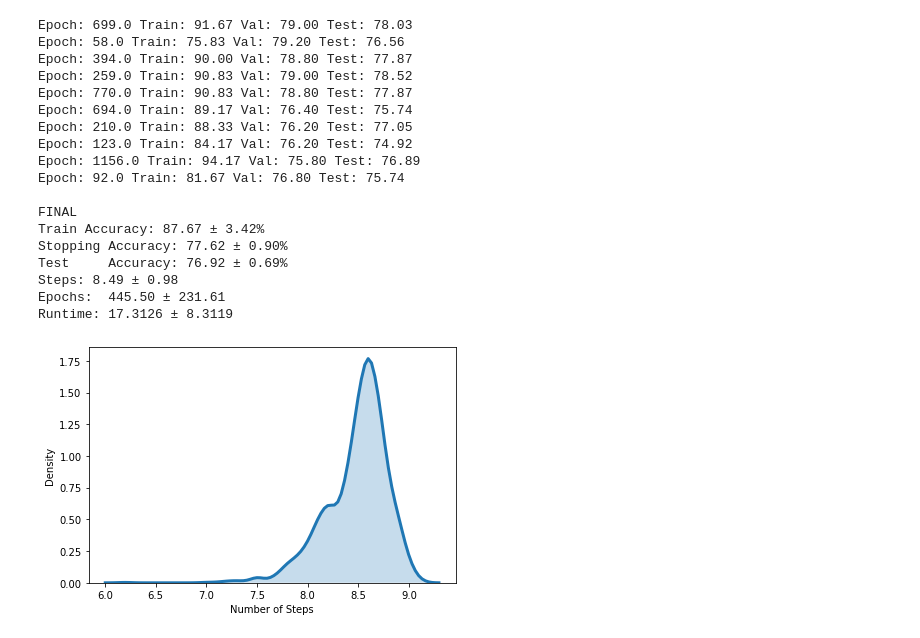
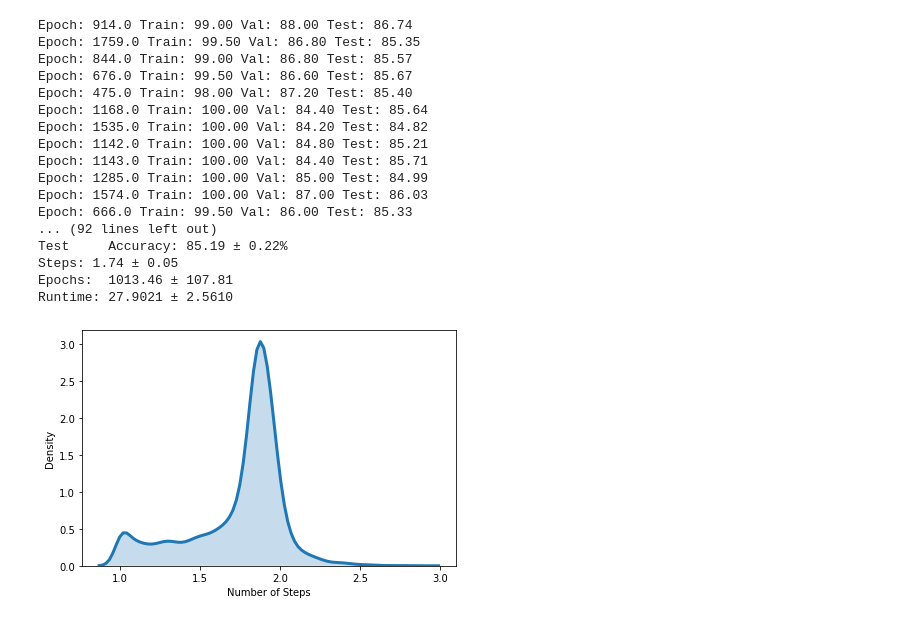
Before and after one commit to spindro/AP-GCN, a Jupyter notebook: AP-GCN_demo.ipynb, the cells around one changed output. Cells and saved outputs as stored; diff of their text form; code cells hidden in the pictures.

```diff
--- a/AP-GCN_demo.ipynb
+++ b/AP-GCN_demo.ipynb
@@ -185,8 +185,10 @@ device = 'cuda'
 
 if torch.cuda.is_available():
     torch.cuda.synchronize()
-
-config = {'dataset_name': 'citeseer',#'cora_ml' 'pubmed' 'ms_academic'
+#Datasets: 'citeseer', 'cora_ml' 'pubmed' 'ms_academic', 'amazon_electronics_computers', 'amazon_electronics_photo'
+#Num Developent: 1500,1500,1500,5000,1500,1500
+# weight_decay 0 for Amazon Datasets 8e-03 for the others
+config = {'dataset_name': 'amazon_electronics_computers',
           'test': True,
           'use_lcc': True,
           'num_development': 1500,
@@ -194,7 +196,7 @@ config = {'dataset_name': 'citeseer',#'cora_ml' 'pubmed' 'ms_academic'
           'hidden_units': 64,
           'lr': 0.01,
           'dropout': 0.5,
-          'weight_decay': 8e-03
+          'weight_decay': 0
          }
 
 dataset = get_dataset(
@@ -204,13 +206,13 @@ dataset = get_dataset(
 
 dataset.data = dataset.data.to(device)
 # %%
-model = APGCN(dataset,10,prop_penalty=0.002)
+model = APGCN(dataset,10, prop_penalty=0.05)
 
 results = run(
     dataset,
     model,
-    #seeds=test_seeds if config['test'] else val_seeds,
-    seeds= quick_seeds,
+    seeds=test_seeds if config['test'] else val_seeds,
+    #seeds= quick_seeds,
     lr=config['lr'],
     weight_decay=config['weight_decay'],
     test=config['test'],
@@ -218,51 +220,50 @@ results = run(
     device=device
     )
 
-save_obj(results,'results_' + config['dataset_name'])
+#save_obj(results,'results_' + config['dataset_name'])
 report = summary(results)
 
 print("FINAL\n"
       "Train Accuracy: {:.2f} ± {:.2f}%\n"
       "Stopping Accuracy: {:.2f} ± {:.2f}%\n"
       "Test     Accuracy: {:.2f} ± {:.2f}%\n"
       "Steps: {:.2f} ± {:.2f}\n"
       "Epochs:  {:.2f} ± {:.2f}\n"
       "Runtime: {:.4f} ± {:.4f}\n"
       .format(
           report['train_acc'] * 100,
           report['train_acc_ci'] * 100,
           report['val_acc'] * 100,
           report['val_acc_ci'] * 100,
           report['test_acc']*100,
           report['test_acc_ci']*100,
           report['steps'],
           report['steps_ci'],
           report['epoch'],
           report['epoch_ci'],
           report['runtime'],
           report['runtime_ci']))
 
 plot_density(results)
 
 del model, dataset
 torch.cuda.empty_cache()
 # %% [output]
-Epoch: 699.0 Train: 91.67 Val: 79.00 Test: 78.03
-Epoch: 58.0 Train: 75.83 Val: 79.20 Test: 76.56
-Epoch: 394.0 Train: 90.00 Val: 78.80 Test: 77.87
-Epoch: 259.0 Train: 90.83 Val: 79.00 Test: 78.52
-Epoch: 770.0 Train: 90.83 Val: 78.80 Test: 77.87
-Epoch: 694.0 Train: 89.17 Val: 76.40 Test: 75.74
-Epoch: 210.0 Train: 88.33 Val: 76.20 Test: 77.05
-Epoch: 123.0 Train: 84.17 Val: 76.20 Test: 74.92
-Epoch: 1156.0 Train: 94.17 Val: 75.80 Test: 76.89
-Epoch: 92.0 Train: 81.67 Val: 76.80 Test: 75.74
-
-FINAL
-Train Accuracy: 87.67 ± 3.42%
-Stopping Accuracy: 77.62 ± 0.90%
-Test     Accuracy: 76.92 ± 0.69%
-Steps: 8.49 ± 0.98
-Epochs:  445.50 ± 231.61
-Runtime: 17.3126 ± 8.3119
+Epoch: 914.0 Train: 99.00 Val: 88.00 Test: 86.74
+Epoch: 1759.0 Train: 99.50 Val: 86.80 Test: 85.35
+Epoch: 844.0 Train: 99.00 Val: 86.80 Test: 85.57
+Epoch: 676.0 Train: 99.50 Val: 86.60 Test: 85.67
+Epoch: 475.0 Train: 98.00 Val: 87.20 Test: 85.40
+Epoch: 1168.0 Train: 100.00 Val: 84.40 Test: 85.64
+Epoch: 1535.0 Train: 100.00 Val: 84.20 Test: 84.82
+Epoch: 1142.0 Train: 100.00 Val: 84.80 Test: 85.21
+Epoch: 1143.0 Train: 100.00 Val: 84.40 Test: 85.71
+Epoch: 1285.0 Train: 100.00 Val: 85.00 Test: 84.99
+Epoch: 1574.0 Train: 100.00 Val: 87.00 Test: 86.03
+Epoch: 666.0 Train: 99.50 Val: 86.00 Test: 85.33
+... (92 lines left out)
+Test     Accuracy: 85.19 ± 0.22%
+Steps: 1.74 ± 0.05
+Epochs:  1013.46 ± 107.81
+Runtime: 27.9021 ± 2.5610
-[figure, old version]
+[figure, new version]
```
Also changed, not shown: 3 other files.
